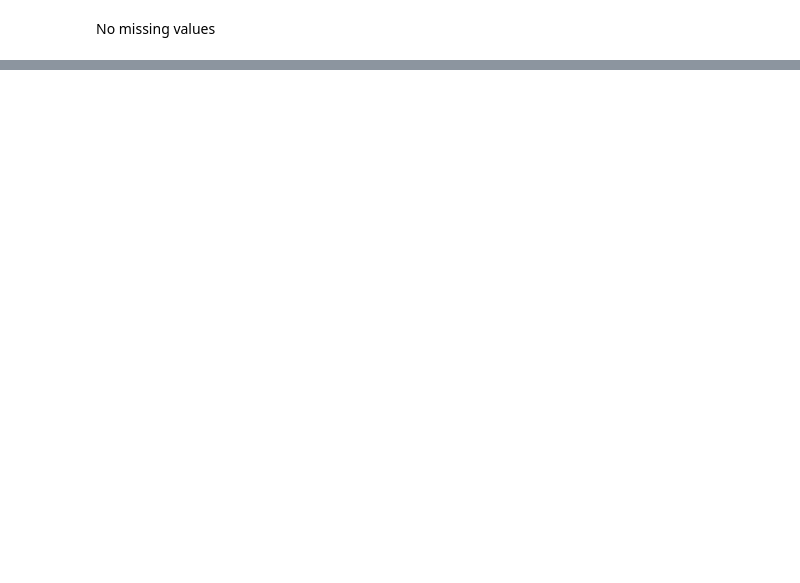
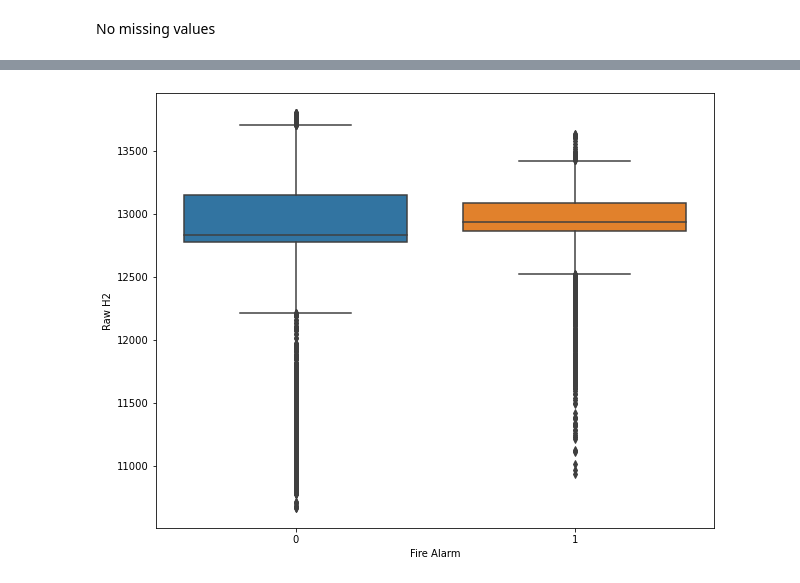
Before and after one commit to CassieCcL/Smoke-Detection, a Jupyter notebook: Smoke-Detection.ipynb, the cells around one changed output, grey strips where cells are left out. Drawn from its saved outputs; the diff is of its cells as text; code cells hidden in the pictures; blank space fills up the shorter version.

```diff
--- a/Smoke-Detection.ipynb
+++ b/Smoke-Detection.ipynb
@@ -86,0 +107,5 @@ smoke_df.drop(["Unnamed: 0", "UTC"], axis=1, inplace=True)
+# %%
+plt.figure(figsize=(10,8))
+ax = sns.boxplot(x="Fire Alarm", y="Raw H2", data=smoke_df)
+# %% [output]
+[figure, added]
```
Also changed, not shown: parts of 25 cells of this notebook, 1 other file.
